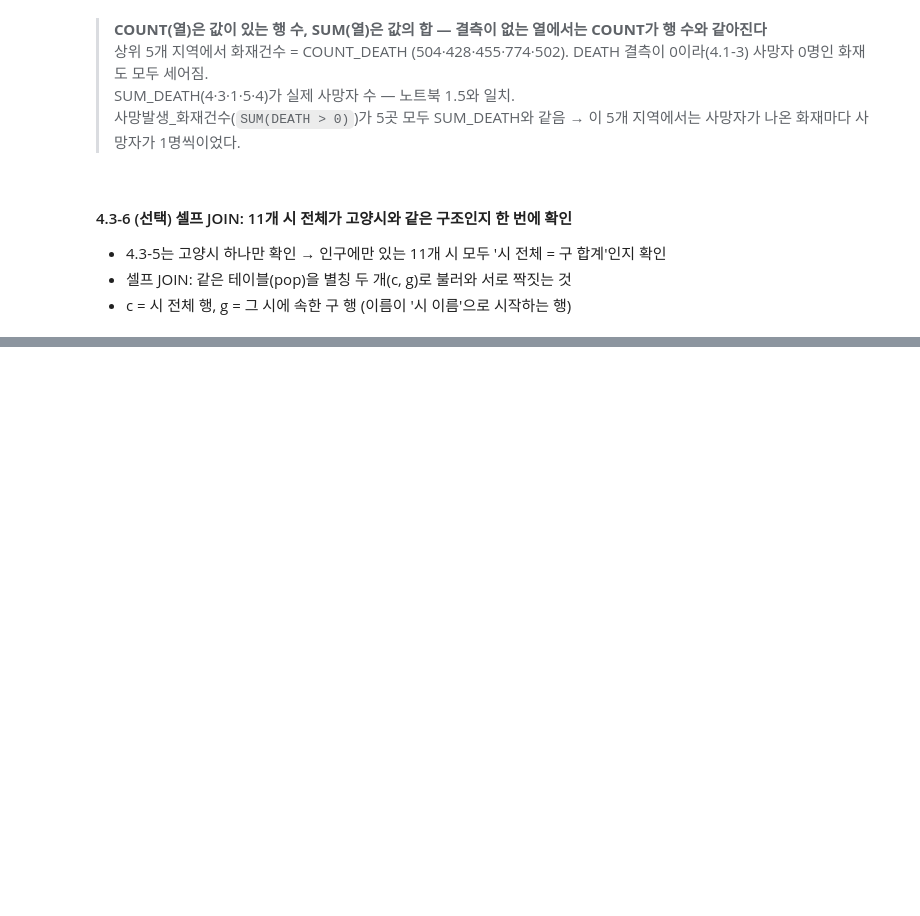
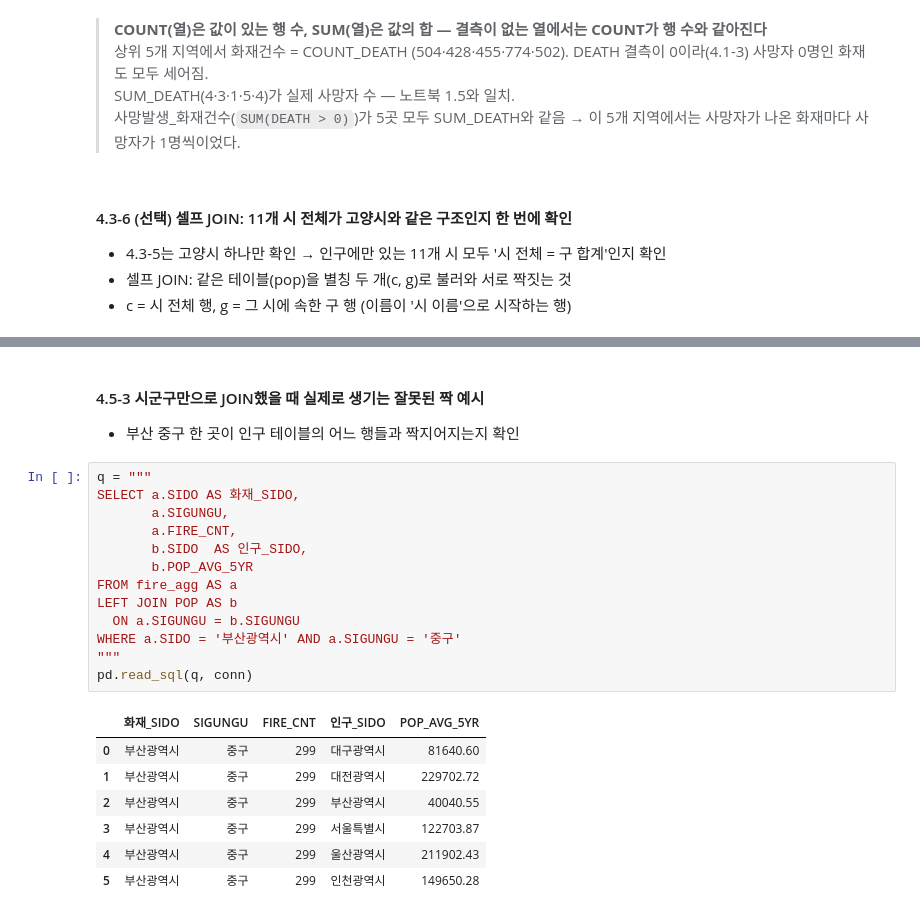
Before and after one commit to woohyun029/SQL-Data-Processing-Practice, a Jupyter notebook: SQL_04_FIRE.ipynb, the cells around one changed output, grey strips where cells are left out. Cells and saved outputs as stored; diff of their text form; blank space fills up the shorter version.

```diff
--- a/SQL_04_FIRE.ipynb
+++ b/SQL_04_FIRE.ipynb
@@ -376,0 +456,24 @@ pd.read_sql(q, conn)
+# %% [markdown]
+#### 4.5-3 시군구만으로 JOIN했을 때 실제로 생기는 잘못된 짝 예시
+- 부산 중구 한 곳이 인구 테이블의 어느 행들과 짝지어지는지 확인
+# %%
+q = """
+SELECT a.SIDO AS 화재_SIDO,
+       a.SIGUNGU,
+       a.FIRE_CNT,
+       b.SIDO  AS 인구_SIDO,
+       b.POP_AVG_5YR
+FROM fire_agg AS a
+LEFT JOIN POP AS b
+  ON a.SIGUNGU = b.SIGUNGU
+WHERE a.SIDO = '부산광역시' AND a.SIGUNGU = '중구'
+"""
+pd.read_sql(q, conn)
+# %% [output]
+|  | 화재_SIDO | SIGUNGU | FIRE_CNT | 인구_SIDO | POP_AVG_5YR |
+| 0 | 부산광역시 | 중구 | 299 | 대구광역시 | 81640.60 |
+| 1 | 부산광역시 | 중구 | 299 | 대전광역시 | 229702.72 |
+| 2 | 부산광역시 | 중구 | 299 | 부산광역시 | 40040.55 |
+| 3 | 부산광역시 | 중구 | 299 | 서울특별시 | 122703.87 |
+| 4 | 부산광역시 | 중구 | 299 | 울산광역시 | 211902.43 |
+| 5 | 부산광역시 | 중구 | 299 | 인천광역시 | 149650.28 |
```
Also changed, not shown: parts of 5 cells of this notebook.
